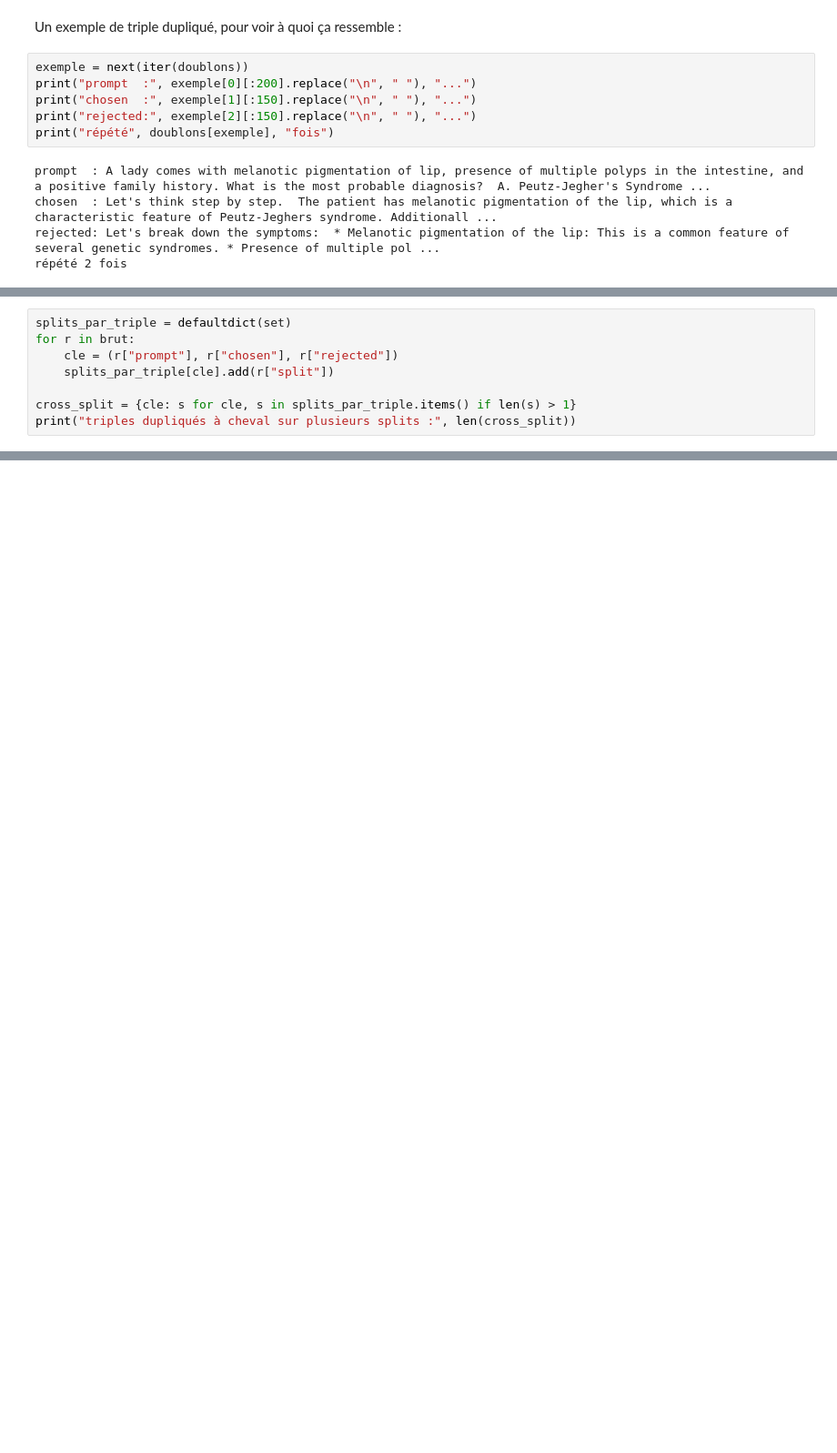
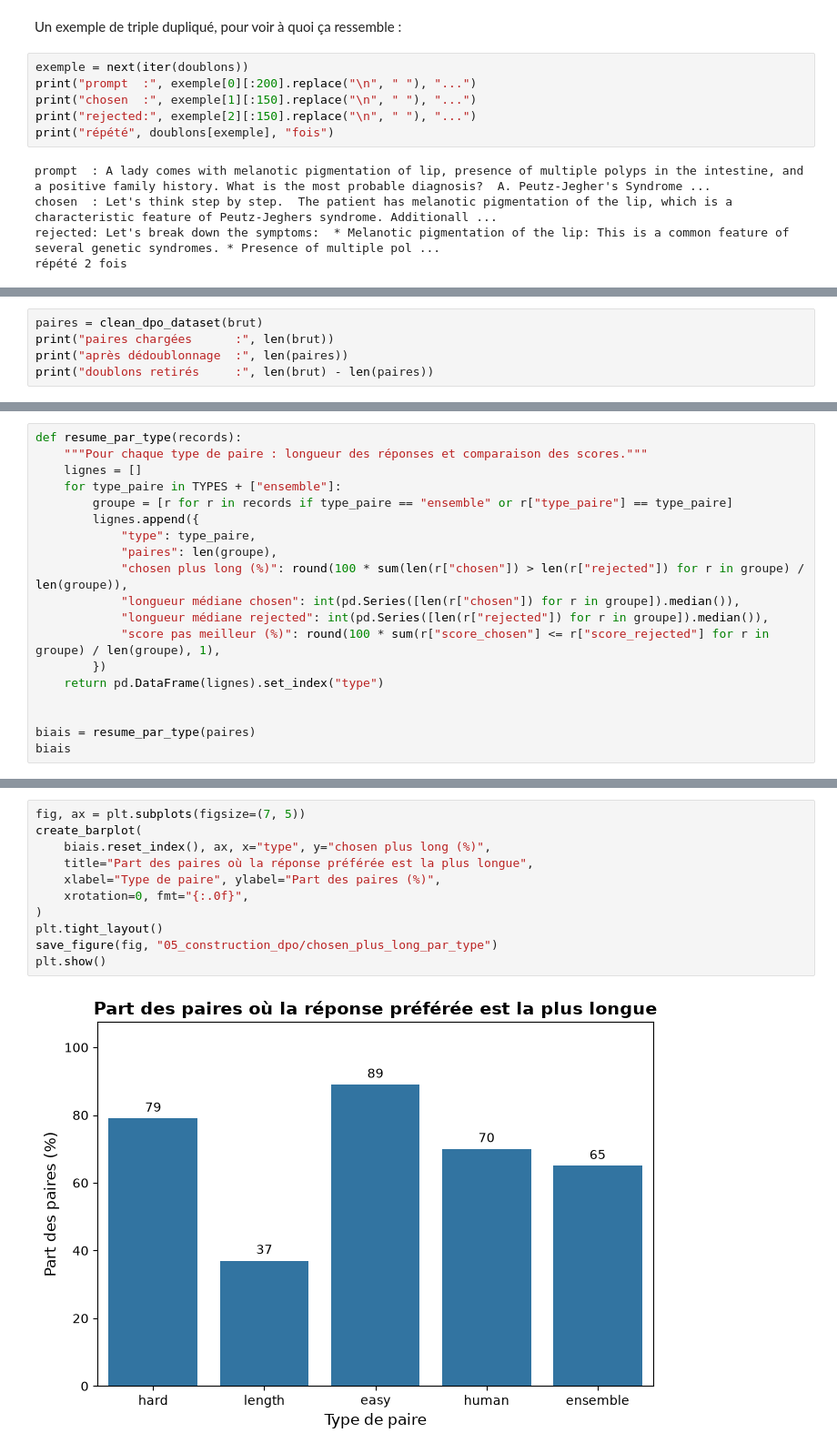
Before and after one commit to RaphaelRIVIERE/llm-finetuning, a Jupyter notebook: notebooks/05_construction_dpo.ipynb, the cells around one changed output, grey strips where cells are left out. Shown at 91% size. Saved outputs shown, nothing was run; the diff lists cells and outputs as text; blank space fills up the shorter version.

```diff
--- a/notebooks/05_construction_dpo.ipynb
+++ b/notebooks/05_construction_dpo.ipynb
@@ -120,8 +97,0 @@ Important à vérifier avant de dédoublonner : si un même triple apparaissait
-# %%
-splits_par_triple = defaultdict(set)
-for r in brut:
-    cle = (r["prompt"], r["chosen"], r["rejected"])
-    splits_par_triple[cle].add(r["split"])
-
-cross_split = {cle: s for cle, s in splits_par_triple.items() if len(s) > 1}
-print("triples dupliqués à cheval sur plusieurs splits :", len(cross_split))
@@ -131,0 +98,5 @@ Zéro triple à cheval sur plusieurs splits : tous les doublons sont internes à
+# %%
+paires = clean_dpo_dataset(brut)
+print("paires chargées      :", len(brut))
+print("après dédoublonnage  :", len(paires))
+print("doublons retirés     :", len(brut) - len(paires))
@@ -131,0 +113,19 @@ Zéro triple à cheval sur plusieurs splits : tous les doublons sont internes à
+# %%
+def resume_par_type(records):
+    """Pour chaque type de paire : longueur des réponses et comparaison des scores."""
+    lignes = []
+    for type_paire in TYPES + ["ensemble"]:
+        groupe = [r for r in records if type_paire == "ensemble" or r["type_paire"] == type_paire]
+        lignes.append({
+            "type": type_paire,
+            "paires": len(groupe),
+            "chosen plus long (%)": round(100 * sum(len(r["chosen"]) > len(r["rejected"]) for r in groupe) / len(groupe)),
+            "longueur médiane chosen": int(pd.Series([len(r["chosen"]) for r in groupe]).median()),
+            "longueur médiane rejected": int(pd.Series([len(r["rejected"]) for r in groupe]).median()),
+            "score pas meilleur (%)": round(100 * sum(r["score_chosen"] <= r["score_rejected"] for r in groupe) / len(groupe), 1),
+        })
+    return pd.DataFrame(lignes).set_index("type")
+
+
+biais = resume_par_type(paires)
+biais
@@ -131,0 +140,13 @@ Zéro triple à cheval sur plusieurs splits : tous les doublons sont internes à
+# %%
+fig, ax = plt.subplots(figsize=(7, 5))
+create_barplot(
+    biais.reset_index(), ax, x="type", y="chosen plus long (%)",
+    title="Part des paires où la réponse préférée est la plus longue",
+    xlabel="Type de paire", ylabel="Part des paires (%)",
+    xrotation=0, fmt="{:.0f}",
+)
+plt.tight_layout()
+save_figure(fig, "05_construction_dpo/chosen_plus_long_par_type")
+plt.show()
+# %% [output]
+[figure, added]
```
Also changed, not shown: parts of 31 cells of this notebook, 15 other files.
